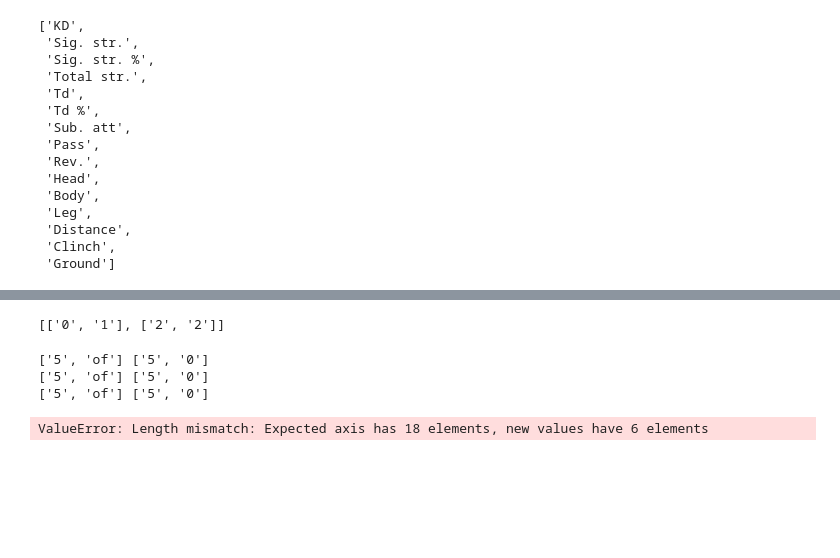
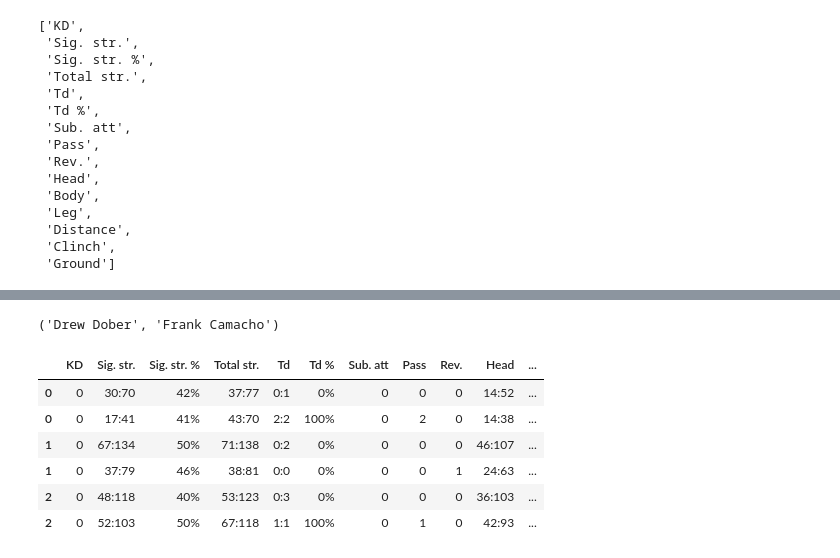
Before and after one commit to Neji128/Creating-a-SQL-Server-via-Web-Scrapping, a Jupyter notebook: data/Web_Scrapping.ipynb, the cells around one changed output, grey strips where cells are left out. Saved outputs shown, nothing was run; the diff lists cells and outputs as text; code cells hidden in the pictures; blank space fills up the shorter version.

```diff
--- a/data/Web_Scrapping.ipynb
+++ b/data/Web_Scrapping.ipynb
@@ -586,17 +575,23 @@ def to_ratio(df, column):
-# %%
-to_ratio(fight_by_round, 'Td')
-# %% [output]
-[['0', '1'], ['2', '2']]
-# %%
-for row in fight_by_round['Leg']:
-    print(row[0:2], row[2:4])
-# %% [output]
-['5', 'of'] ['5', '0']
-['5', 'of'] ['5', '0']
-['5', 'of'] ['5', '0']
 # %%
-'KD', 'Sig. str. %', 'Td %', 'Sub. att', 'Pass', 'Rev.'
-
-unnesting(fight_by_round, list(fight_by_round.columns[1:]))
+test_final = unnesting(fight_by_round, fight_by_round.columns[1:])
-# %% [output]
-ValueError: Length mismatch: Expected axis has 18 elements, new values have 6 elements
+# %%
+test_fighters = test_soup.findAll('p', 'b-fight-details__table-text')
+fighters = test_fighters[0:2]
+fighter1 = fighters[0].text.strip()
+fighter2 = fighters[1].text.strip()
+fighter1, fighter2
+# %% [output]
+('Drew Dober', 'Frank Camacho')
+# %%
+test_final['Fighter'][0::2] = fighter1
+test_final['Fighter'][1::2]= fighter2
+
+test_final
+# %% [output]
+|  | KD | Sig. str. | Sig. str. % | Total str. | Td | Td % | Sub. att | Pass | Rev. | Head | ... |
+| 0 | 0 | 30:70 | 42% | 37:77 | 0:1 | 0% | 0 | 0 | 0 | 14:52 | ... |
+| 0 | 0 | 17:41 | 41% | 43:70 | 2:2 | 100% | 0 | 2 | 0 | 14:38 | ... |
+| 1 | 0 | 67:134 | 50% | 71:138 | 0:2 | 0% | 0 | 0 | 0 | 46:107 | ... |
+| 1 | 0 | 37:79 | 46% | 38:81 | 0:0 | 0% | 0 | 0 | 1 | 24:63 | ... |
+| 2 | 0 | 48:118 | 40% | 53:123 | 0:3 | 0% | 0 | 0 | 0 | 36:103 | ... |
+| 2 | 0 | 52:103 | 50% | 67:118 | 1:1 | 100% | 0 | 1 | 0 | 42:93 | ... |
```
Also changed, not shown: parts of 8 cells of this notebook.
